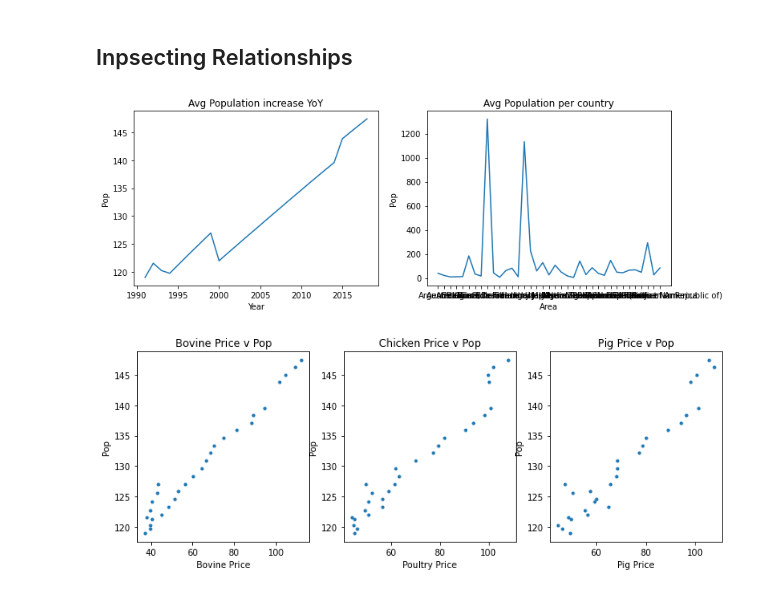
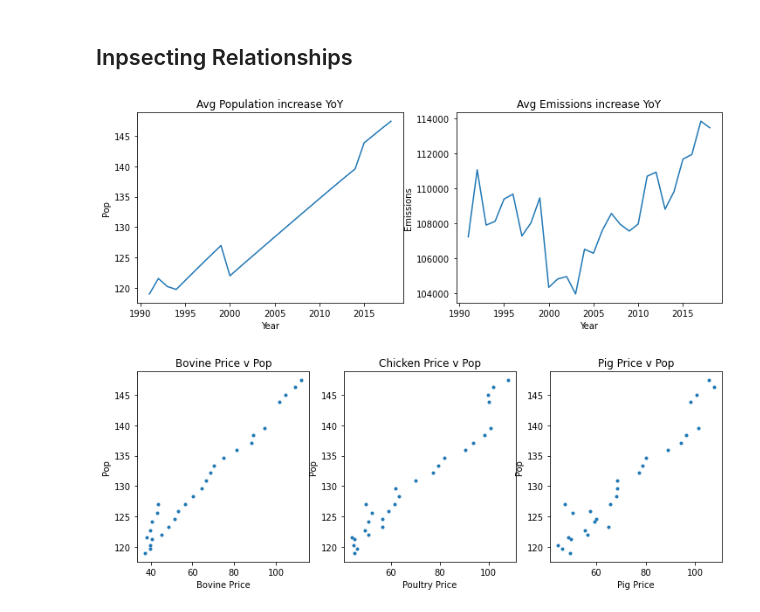
Before and after one commit to arielletannin/Predictors-of-Meat-Consumption, a Jupyter notebook: 02_EDA.ipynb, the cells around one changed output. Saved outputs shown, nothing was run; the diff lists cells and outputs as text; code cells hidden in the pictures.

```diff
--- a/02_EDA.ipynb
+++ b/02_EDA.ipynb
@@ -182,3 +191,6 @@ year_price_means[:10]
+# %%
+data['Price']=(data['Bovine Price'] + data['Poultry Price'] + data['Pig Price'])/3
+data['Production']=(data['Bovine Production'] + data['Poultry Production'] + data['Pig Production'])/3
 # %% [markdown]
 ## Visualizing YoY and per Country Price and Production
 We will look at the distribution of avg meat price and production, first year over year then country by country. The questions we are looking to answer are:
@@ -218,21 +242,21 @@ _=plt.legend(loc='upper right')
 # %%
 fig, ax = plt.subplots(1,2,figsize=(12,4))
 
 _=ax[0].plot(data.Year.unique(), data.groupby('Year')['Pop'].mean().values)
 #Give the plot a helpful title of 'Region'
 _=ax[0].set_ylabel('Pop')
 #Label the xaxis 'Count'
 _=ax[0].set_xlabel('Year')
 _=ax[0].set_title('Avg Population increase YoY')
 
-_=ax[1].plot(data.Area.unique(), data.groupby('Area')['Pop'].mean().values)
+_=ax[1].plot(data.Year.unique(), data.groupby('Year')['Emissions'].mean().values)
 #Give the plot a helpful title of 'Region'
-_=ax[1].set_ylabel('Pop')
+_=ax[1].set_ylabel('Emissions')
 #Label the xaxis 'Count'
-_=ax[1].set_xlabel('Area')
-_=ax[1].set_title('Avg Population per country')
+_=ax[1].set_xlabel('Year')
+_=ax[1].set_title('Avg Emissions increase YoY')
 # %% [output]
-[figure, old version]
+[figure, new version]
 # %%
 fig, ax = plt.subplots(1,3, figsize=(12,4))
 
```
Also changed, not shown: parts of 17 cells of this notebook.
